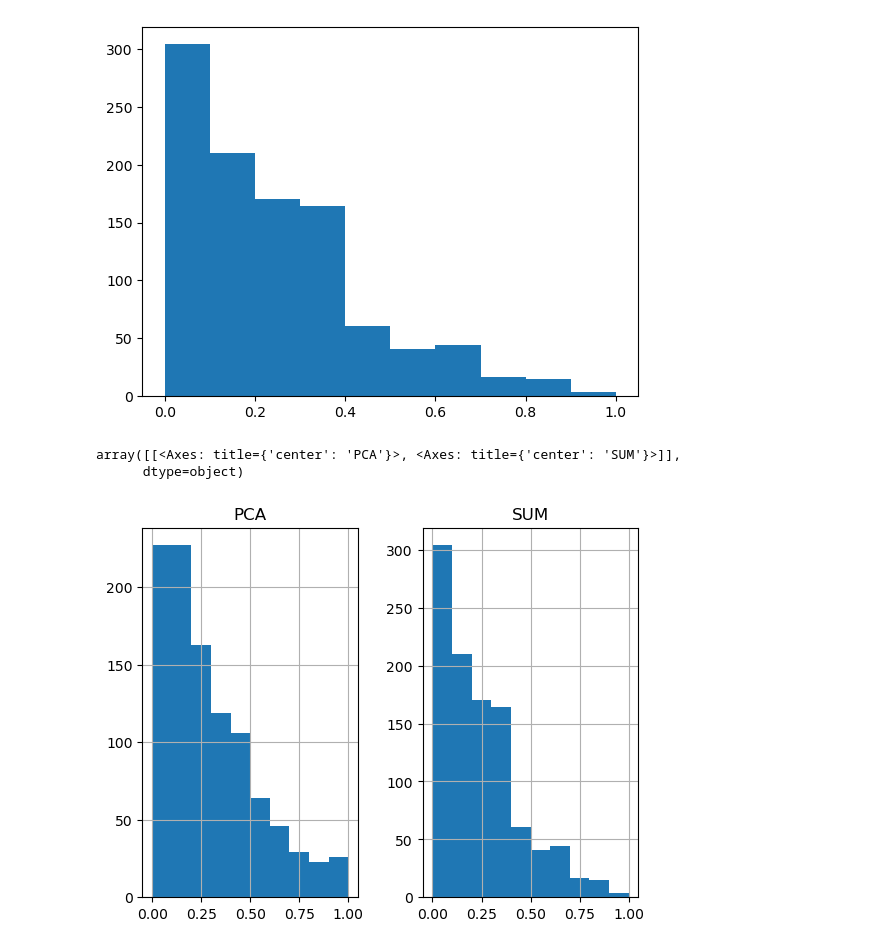
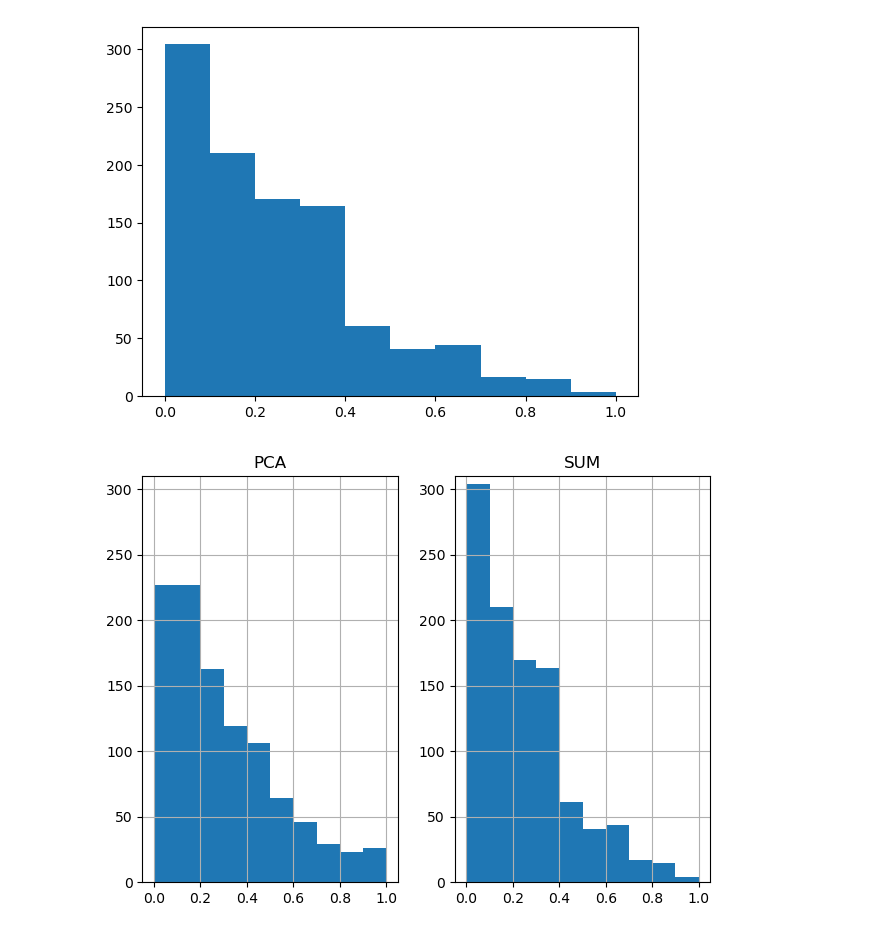
Before and after one commit to Awesomo1/Earthquake-Project, a Jupyter notebook: dimension_reduction.ipynb, the cells around one changed output. Cells and saved outputs as stored; diff of their text form; code cells hidden in the pictures.

```diff
--- a/dimension_reduction.ipynb
+++ b/dimension_reduction.ipynb
@@ -191,12 +191,15 @@ plt.hist(data_red2)
 [figure]
 # %%
 data_red = pd.DataFrame(np.transpose([data_pca.flatten(), data_red2]), columns=['PCA', 'SUM'])
-# %%
-data_red.hist()
-# %% [output]
-array([[<Axes: title={'center': 'PCA'}>, <Axes: title={'center': 'SUM'}>]],
-      dtype=object)
-[figure, removed]
+# %%
+ax = data_red.hist()
+ax[0,0].set_ylim(0,310)
+ax[0,1].set_ylim(0,310)
+fig = plt.gcf()
+fig.tight_layout()
+fig.savefig(f'Plots/PCA_SUM.pdf', bbox_inches='tight')
+# %% [output]
+[figure, added]
 # %%
 data['badness_value'] = data_red2
 drop_cols = [
```
Also changed, not shown: parts of 1 cell of this notebook, 7 other files.
